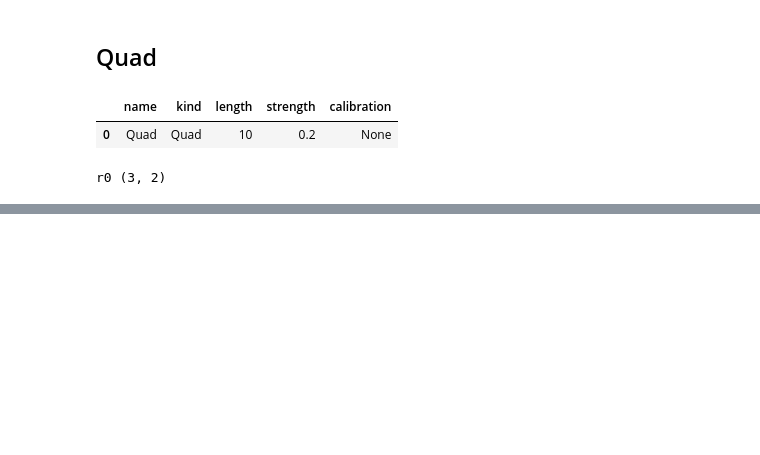
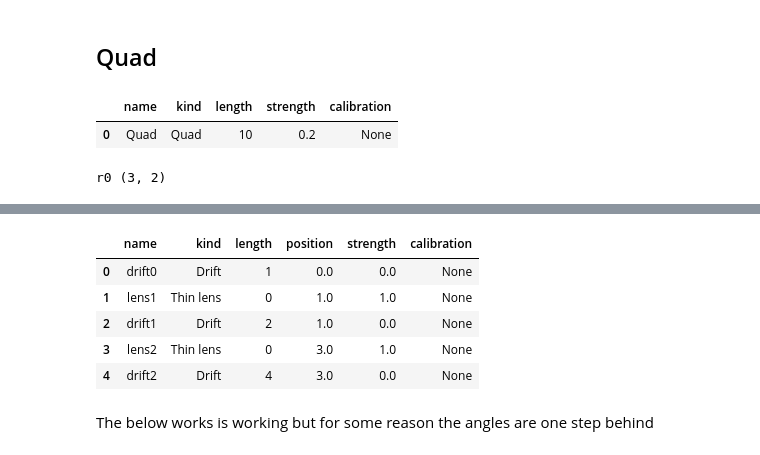
Before and after one commit to sea-ecosystem/rayTEM, a Jupyter notebook: examples/Packaged version testing.ipynb, the cells around one changed output, grey strips where cells are left out. Saved outputs shown, nothing was run; the diff lists cells and outputs as text; code cells hidden in the pictures; blank space fills up the shorter version.

```diff
--- a/examples/Packaged version testing.ipynb
+++ b/examples/Packaged version testing.ipynb
@@ -183,0 +200,23 @@ test[:5]
+# %%
+drift0 = Drift(name='drift0', length=1)
+lens1 = Lens(name='lens1', strength=1, length=0)
+drift1 = Drift(name='drift1', length=2)
+lens2 = Lens(name='lens2', strength=1, length=0)
+drift2 = Drift(name='drift2', length=4)
+
+section1 = MicroscopeSection(name='Section1',
+                               elements=[
+                                   drift0,
+                                   lens1, drift1,
+                                   lens2, drift2
+                               ])
+section1
+# %% [output]
+|  | name | kind | length | position | strength | calibration |
+| 0 | drift0 | Drift | 1 | 0.0 | 0.0 | None |
+| 1 | lens1 | Thin lens | 0 | 1.0 | 1.0 | None |
+| 2 | drift1 | Drift | 2 | 1.0 | 0.0 | None |
+| 3 | lens2 | Thin lens | 0 | 3.0 | 1.0 | None |
+| 4 | drift2 | Drift | 4 | 3.0 | 0.0 | None |
+# %% [markdown]
+The below works is working but for some reason the angles are one step behind
```
Also changed, not shown: parts of 20 cells of this notebook, 2 other files.
